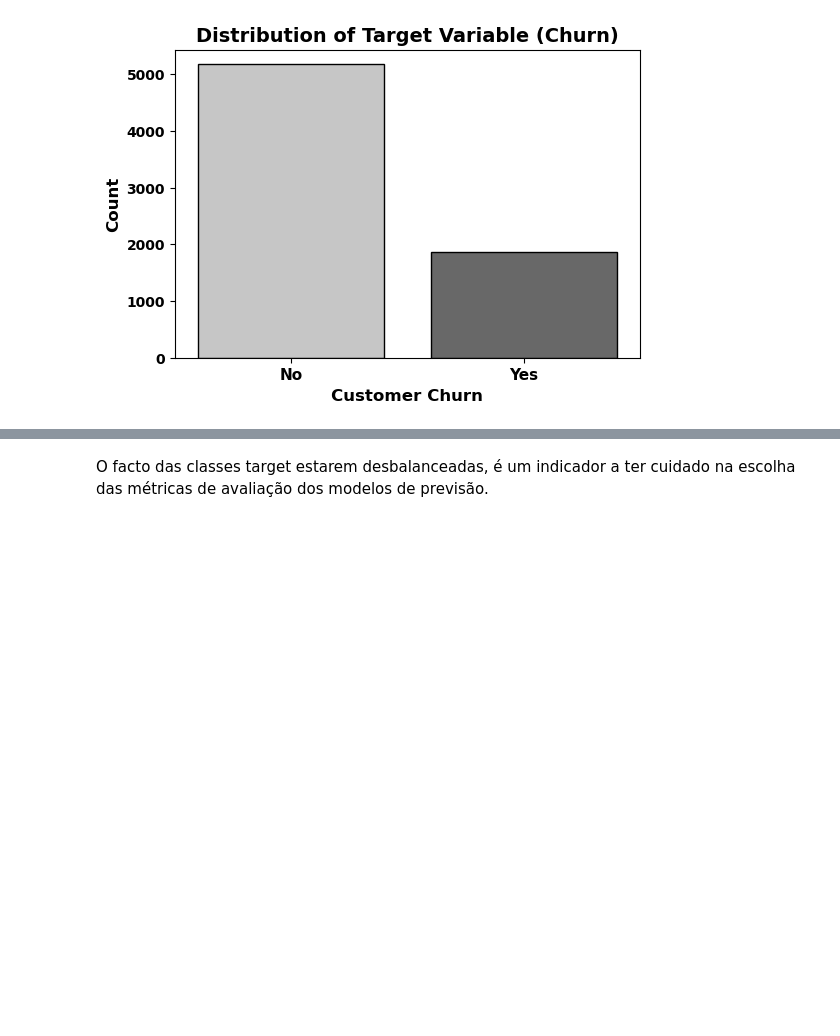
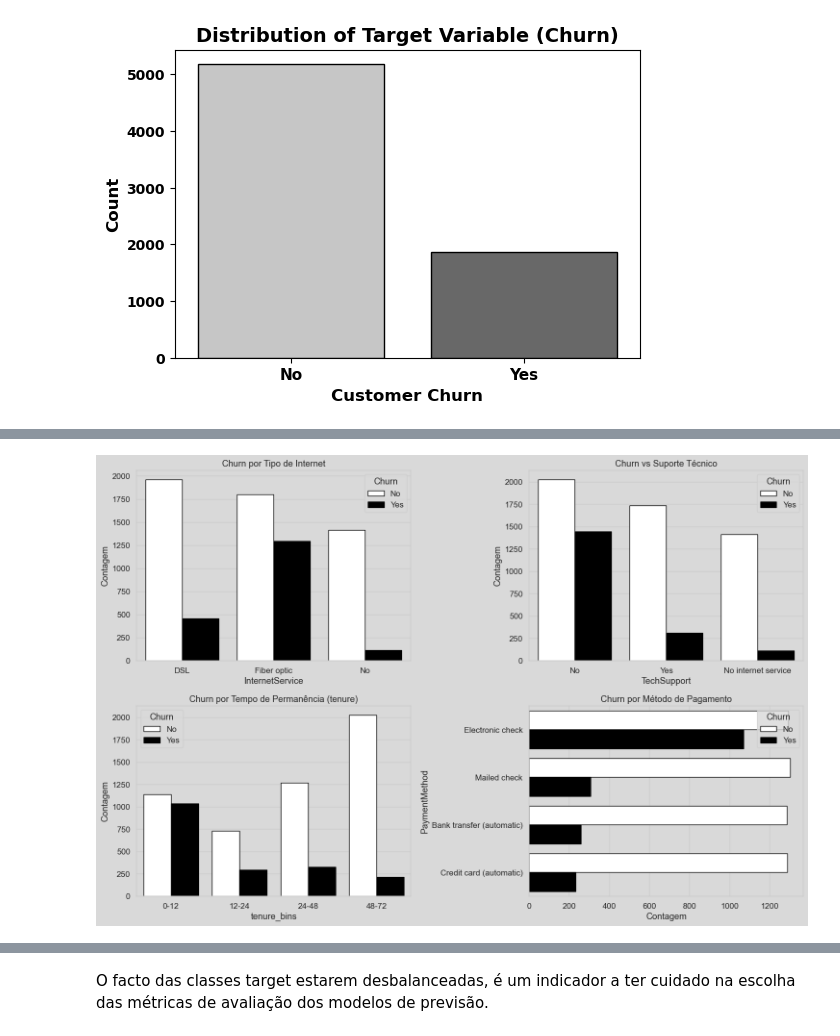
Before and after one commit to pereiranuno/telecom_customer_churn, a Jupyter notebook: customer_churn.ipynb, the cells around one changed output, grey strips where cells are left out. Saved outputs shown, nothing was run; the diff lists cells and outputs as text; code cells hidden in the pictures; blank space fills up the shorter version.

```diff
--- a/customer_churn.ipynb
+++ b/customer_churn.ipynb
@@ -133,0 +209,50 @@ plt.show()
+# %%
+# Garantir que a coluna 'Churn' está como string
+data['Churn'] = data['Churn'].astype(str)
+
+# Paleta preto e branco para churn
+churn_palette_bw = {'No': '#FFFFFF', 'Yes': '#000000'}
+
+# Estilo com fundo cinza claro
+sns.set_theme(style="whitegrid", font_scale=1.1,
+              rc={"axes.facecolor": "#d9d9d9", "figure.facecolor": "#d9d9d9"})
+
+# Bins para tenure
+data['tenure_bins'] = pd.cut(data['tenure'], bins=[0, 12, 24, 48, 72], labels=['0-12', '12-24', '24-48', '48-72'])
+
+# Criar os gráficos
+plt.figure(figsize=(15, 10))
+
+# 1. Churn por Tipo de Internet
+plt.subplot(2, 2, 1)
+sns.countplot(data=data, x='InternetService', hue='Churn',
+              palette=churn_palette_bw, edgecolor='black')
+plt.title('Churn por Tipo de Internet')
+plt.ylabel('Contagem')
+
+# 2. Churn vs Suporte Técnico
+plt.subplot(2, 2, 2)
+sns.countplot(data=data, x='TechSupport', hue='Churn',
+              palette=churn_palette_bw, edgecolor='black')
+plt.title('Churn vs Suporte Técnico')
+plt.ylabel('Contagem')
+
+# 3. Churn por Tempo de Permanência (com binning)
+plt.subplot(2, 2, 3)
+sns.countplot(data=data, x='tenure_bins', hue='Churn',
+              palette=churn_palette_bw, edgecolor='black')
+plt.title('Churn por Tempo de Permanência (tenure)')
+plt.ylabel('Contagem')
+
+# 4. Churn por Método de Pagamento
+plt.subplot(2, 2, 4)
+sns.countplot(data=data, y='PaymentMethod', hue='Churn',
+              palette=churn_palette_bw, edgecolor='black')
+plt.title('Churn por Método de Pagamento')
+plt.xlabel('Contagem')
+
+# Ajuste final
+plt.tight_layout()
+plt.show()
+# %% [output]
+[figure, added]
```
Also changed, not shown: parts of 5 cells of this notebook.
